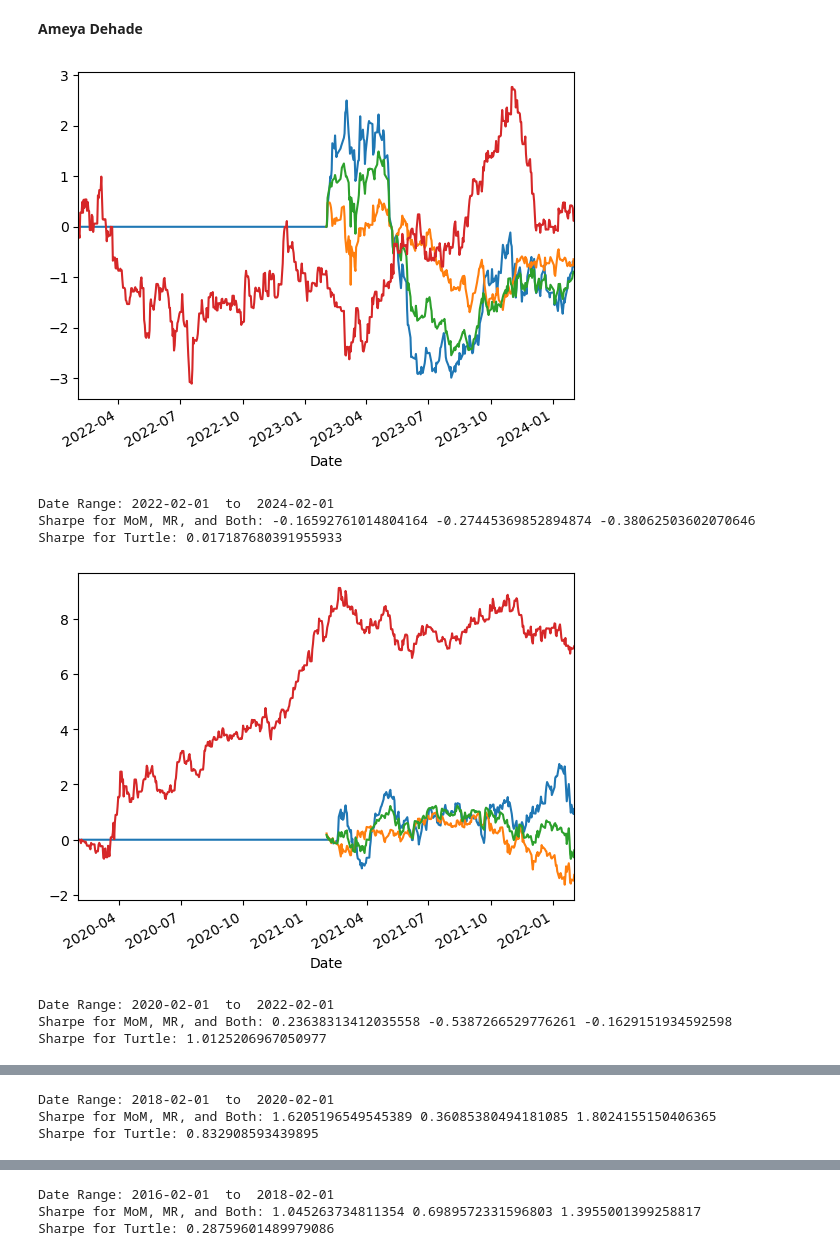
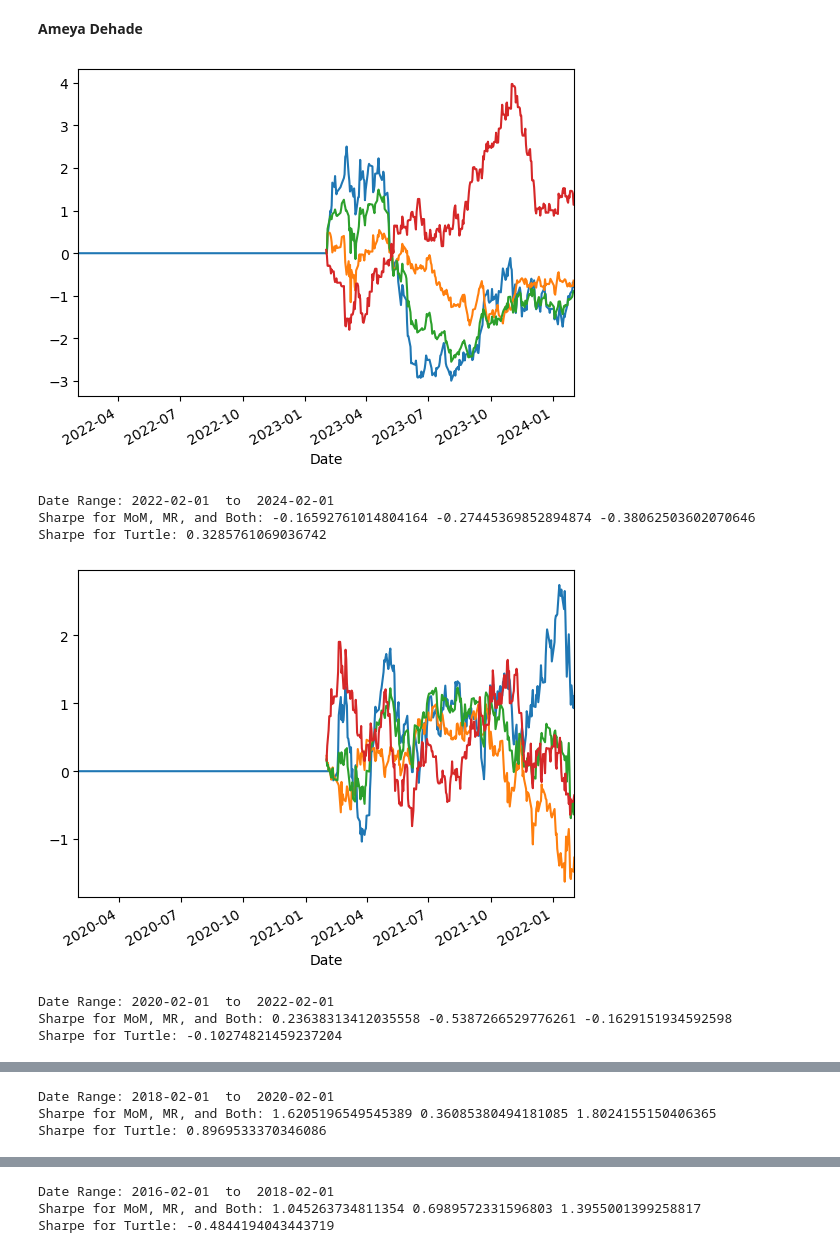
Before and after one commit to anwnwn/turtle, a Jupyter notebook: Group Project - Equity Markets - Part 5 - Iterations.ipynb, the cells around one changed output, grey strips where cells are left out. Drawn from its saved outputs; the diff is of its cells as text; code cells hidden in the pictures.

```diff
--- a/Group Project - Equity Markets - Part 5 - Iterations.ipynb
+++ b/Group Project - Equity Markets - Part 5 - Iterations.ipynb
@@ -127,7 +114,6 @@ def calculate_atr(stock_data, period=14):
     return atr
 
 def turtle_atr(stock, atr_period=14, X=2, Y=2):
-    #starts 2020
     # Calculate high, low, avg for original turtle strategy
     stock['high'] = stock['Close'].shift(1).rolling(window=5).max()  # 5 day high
     stock['low'] = stock['Close'].shift(1).rolling(window=5).min()   # 5 day low
@@ -187,6 +173,7 @@ def turtle_atr(stock, atr_period=14, X=2, Y=2):
     return stock['strategy_returns'].cumsum()
 
 def turtle_returns(priceTable, start_date, end_date, atr_period=14, X=2, Y=2):
+    truncate_date = pd.to_datetime(start_date) + pd.DateOffset(years=1)
     daterange = pd.date_range(start=start_date, end=end_date, freq='D')
     totalret = pd.DataFrame(index=daterange)
     for stock_ticker in mySymbols:
@@ -197,7 +184,7 @@ def turtle_returns(priceTable, start_date, end_date, atr_period=14, X=2, Y=2):
     tt_sig_norm = tt_sig_raw.sub(tt_sig_mean, axis = 0).div(tt_sig_std, axis = 0)
 
     rtn = priceTable.loc[start_date:end_date].pct_change() * 100
-    tt_rtn = (tt_sig_norm/(574-1) * rtn).sum(axis=1)
+    tt_rtn = (tt_sig_norm/(574-1) * rtn).truncate(before=truncate_date).sum(axis=1)
     tt_rtn_mean = tt_rtn.mean() * 252
     tt_rtn_std = tt_rtn.std() * 252**0.5
     tt_SR = tt_rtn_mean / tt_rtn_std
@@ -207,34 +194,38 @@ def turtle_returns(priceTable, start_date, end_date, atr_period=14, X=2, Y=2):
 # %%
 both_sharpe_map = {}
 turtle_sharpe_map = {}
 turtle_wins = 0
 total = 0
 turtle_win_dates = {} # Map from turtle sharpe to its date
 for i, dates in enumerate(iterations):
     normalized_mom, normalized_mr, normalized_both, mom_sr, mr_sr, both_sr = benchmark_strategies(priceTable, *dates)
     both_sharpe_map[both_sr] = (dates, normalized_mom, normalized_mr, normalized_both, mom_sr, mr_sr)
     normalized_turtle, turtle_sr = turtle_returns(priceTable, dates[0], dates[1])
     turtle_sharpe_map[turtle_sr] = dates
     plt.figure()
     normalized_mom.plot() # Blue
     normalized_mr.plot() # Orange
     normalized_both.plot() # Green
     normalized_turtle.plot() # Red
     if turtle_sr > both_sr:
         turtle_wins += 1
         turtle_win_dates[turtle_sr] = dates
     total += 1
+    year = dates[0][:4]
+    year_in_num = int(year)
+    year_num += 1
+    dates[0][:4] = yea
     plt.xlim(dates[0], dates[1])
     plt.show()
     print("Date Range:", dates[0], " to ", dates[1])
     print("Sharpe for MoM, MR, and Both:", mom_sr, mr_sr, both_sr)
     print("Sharpe for Turtle:", turtle_sr)
 # %% [output]
-[figure, old version]
+[figure, new version]
 Date Range: 2022-02-01  to  2024-02-01
 Sharpe for MoM, MR, and Both: -0.16592761014804164 -0.27445369852894874 -0.38062503602070646
-Sharpe for Turtle: 0.017187680391955933
+Sharpe for Turtle: 0.3285761069036742
-[figure, old version]
+[figure, new version]
 Date Range: 2020-02-01  to  2022-02-01
 Sharpe for MoM, MR, and Both: 0.23638313412035558 -0.5387266529776261 -0.1629151934592598
-Sharpe for Turtle: 1.0125206967050977
+Sharpe for Turtle: -0.10274821459237204
@@ -242,3 +233,3 @@ Sharpe for Turtle: 1.0125206967050977
 Date Range: 2018-02-01  to  2020-02-01
 Sharpe for MoM, MR, and Both: 1.6205196549545389 0.36085380494181085 1.8024155150406365
-Sharpe for Turtle: 0.832908593439895
+Sharpe for Turtle: 0.8969533370346086
@@ -246,3 +237,3 @@ Sharpe for Turtle: 0.832908593439895
 Date Range: 2016-02-01  to  2018-02-01
 Sharpe for MoM, MR, and Both: 1.045263734811354 0.6989572331596803 1.3955001399258817
-Sharpe for Turtle: 0.28759601489979086
+Sharpe for Turtle: -0.4844194043443719
```
Also changed, not shown: parts of 5 cells of this notebook.
